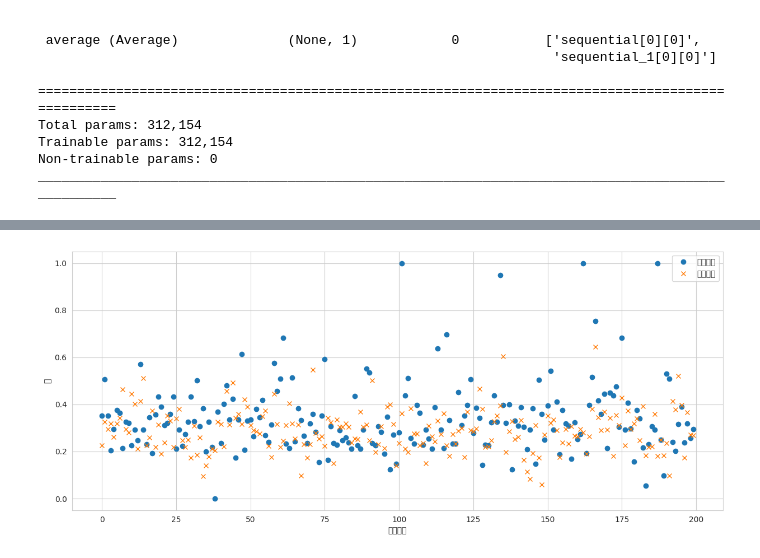
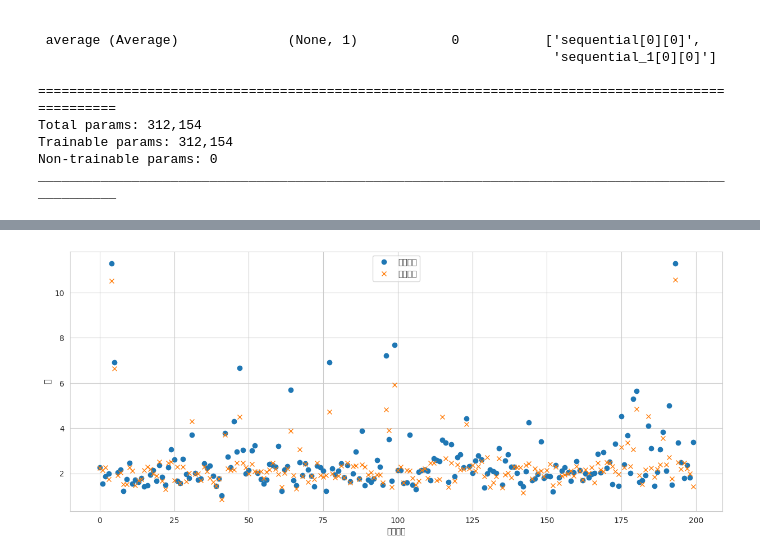
Before and after one commit to xfrx8/data-processing, a Jupyter notebook: data_cnn.ipynb, the cells around one changed output, grey strips where cells are left out. Drawn from its saved outputs; the diff is of its cells as text; code cells hidden in the pictures.

```diff
--- a/data_cnn.ipynb
+++ b/data_cnn.ipynb
@@ -51,7 +51,10 @@ y_train=pd.read_excel('data/fluorescence_w_20799.xlsx',header=None).to_numpy().r
 #     i=i+1
 # y_train=np.log2(y_train_new)
 # y_train 归一化
-y_train=(y_train-np.min(y_train))/(np.max(y_train)-np.min(y_train))
+y_train = np.maximum(y_train, 1e-7)
+
+# Apply log10 transformation
+y_train = np.exp(y_train)
 # %%
 import seaborn as sns
 import matplotlib.pyplot as plt
@@ -147,6 +150,6 @@ To enable them in other operations, rebuild TensorFlow with the appropriate comp
 # %%
 
-X_train, X_test, y_train, y_test = train_test_split(x_train, y_train, test_size=0.3, random_state=42)
+X_train, X_test, y_train, y_test = train_test_split(x_train, y_train, test_size=0.1, random_state=42)
 ensemble_model = Model(inputs=input_layer, outputs=merged)
 ensemble_model.compile(loss='mean_squared_error', optimizer='Adam', metrics=['mae'])
 ensemble_model.summary()
@@ -225,14 +223,15 @@ plt.show()
 # %%
-# ensemble_model= load_model("weight/weight_MSE_w_20799_normalization.h5")
+ensemble_model= load_model("weight/weight_MSE_w_20799_normalization100.h5")
 # %%
 import matplotlib.pyplot as plt
 
 # 使用模型进行预测
-y_pred =ensemble_model.predict(X_test[:200])
+
+y_pred =ensemble_model.predict(X_train[:200])
 
 # 将预测值和真实值提取出来
 y_pred = y_pred.flatten()  # 将预测值展平成一维数组
-y_true = y_test[:200] # 真实值
+y_true = y_train[:200] # 真实值
 mse = np.mean((y_pred - y_true) ** 2)
 # 创建一个新的图形
 plt.figure(figsize=(15, 6))
@@ -257 +256 @@ mse-test 0.030639097990159597
-[figure, old version]
+[figure, new version]
```
Also changed, not shown: parts of 8 cells of this notebook.
